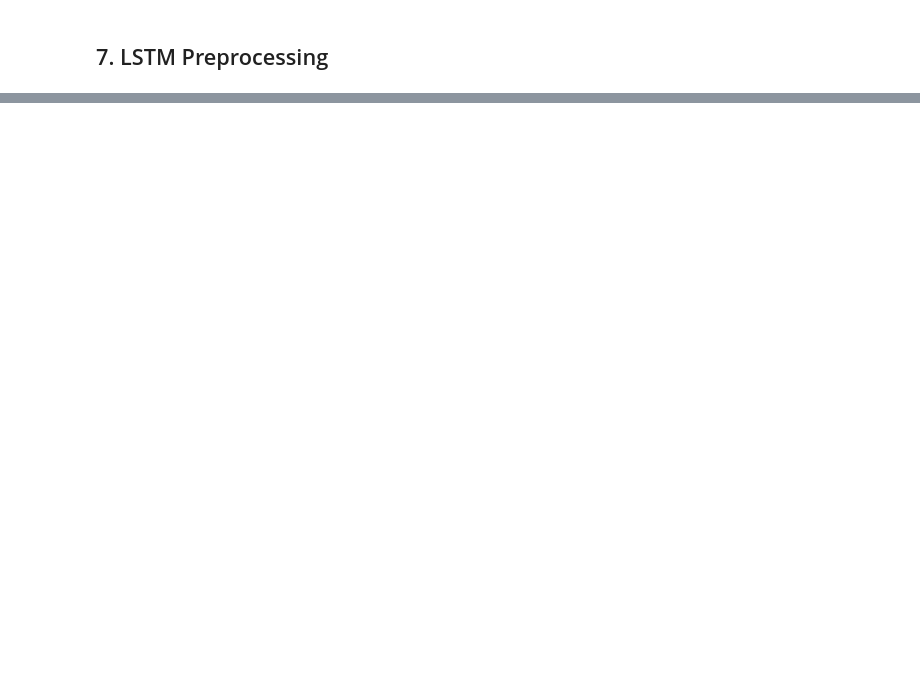
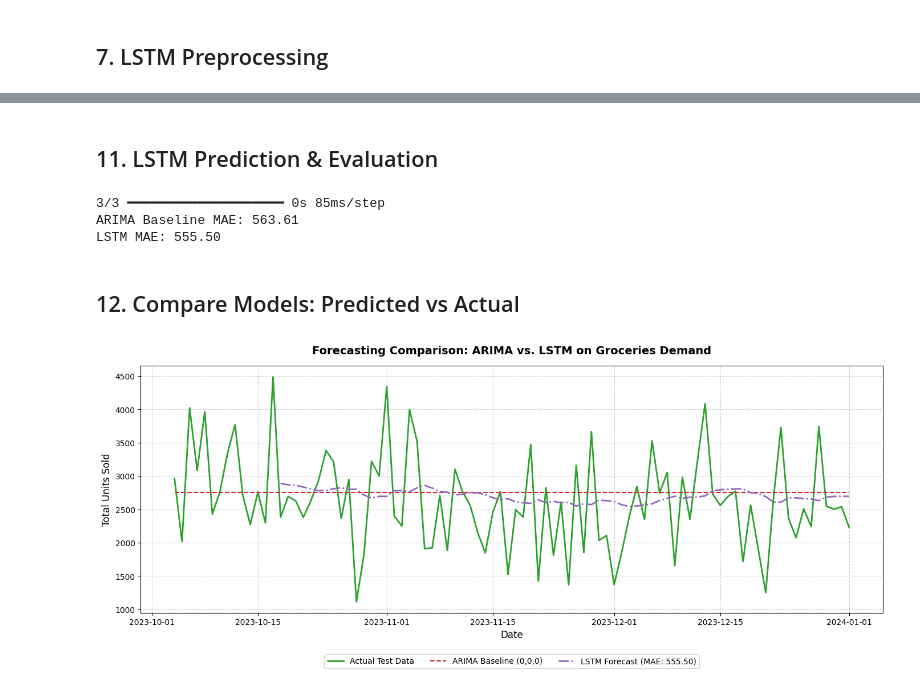
Before and after one commit to lianlianliann/Retail-Demand-Forecasting-Sales-Analysis, a Jupyter notebook: notebooks/02_Forecasting.ipynb, the cells around one changed output, grey strips where cells are left out. Drawn from its saved outputs; the diff is of its cells as text; code cells hidden in the pictures; blank space fills up the shorter version.

```diff
--- a/notebooks/02_Forecasting.ipynb
+++ b/notebooks/02_Forecasting.ipynb
@@ -129,0 +215,47 @@ LSTM Testing shape: (16, 14, 1)
+# %% [markdown]
+## 11. LSTM Prediction & Evaluation
+# %%
+# Generating predictions for the test set
+lstm_scaled_predictions = lstm_model.predict(X_test)
+
+# I have to inverse transform both the predictions and the actual y_test values
+# back to real 'Units Sold' numbers so the MAE is comparable to the ARIMA baseline.
+lstm_predictions = scaler.inverse_transform(lstm_scaled_predictions)
+actual_y_test = scaler.inverse_transform(y_test.reshape(-1, 1))
+
+# Calculating the MAE for the LSTM model
+lstm_mae = mean_absolute_error(actual_y_test, lstm_predictions)
+
+print(f"ARIMA Baseline MAE: 563.61")
+print(f"LSTM MAE: {lstm_mae:.2f}")
+# %% [output]
+3/3 ━━━━━━━━━━━━━━━━━━━━ 0s 85ms/step
+ARIMA Baseline MAE: 563.61
+LSTM MAE: 555.50
+# %% [markdown]
+## 12. Compare Models: Predicted vs Actual
+# %%
+# Because the LSTM uses a 14-day sliding window, the first 14 days of the test set are consumed as input history, meaning the LSTM predictions start on day 15.
+test_dates = test['Date'].iloc[window_size:].reset_index(drop=True)
+
+plt.figure(figsize=(14, 6))
+
+# Plotting the actual ground truth
+plt.plot(test['Date'], test['Units Sold'], label='Actual Test Data', color='#2ca02c', linewidth=2)
+
+# Plotting the ARIMA baseline predictions (full 90-day test set)
+plt.plot(test['Date'], predictions, label='ARIMA Baseline (0,0,0)', color='#d62728', linestyle='--')
+
+# Plotting the LSTM predictions (aligned to the remaining 76 days)
+plt.plot(test_dates, lstm_predictions, label=f'LSTM Forecast (MAE: {lstm_mae:.2f})', color='#9467bd', linestyle='-.', linewidth=2)
+
+plt.title('Forecasting Comparison: ARIMA vs. LSTM on Groceries Demand', fontsize=14, fontweight='bold', pad=15)
+plt.xlabel('Date', fontsize=12)
+plt.ylabel('Total Units Sold', fontsize=12)
+
+plt.legend(loc='upper center', bbox_to_anchor=(0.5, -0.15), ncol=3)
+plt.grid(True, linestyle='--', alpha=0.6)
+plt.tight_layout()
+plt.show()
+# %% [output]
+[figure, added]
```
Also changed, not shown: parts of 22 cells of this notebook.
